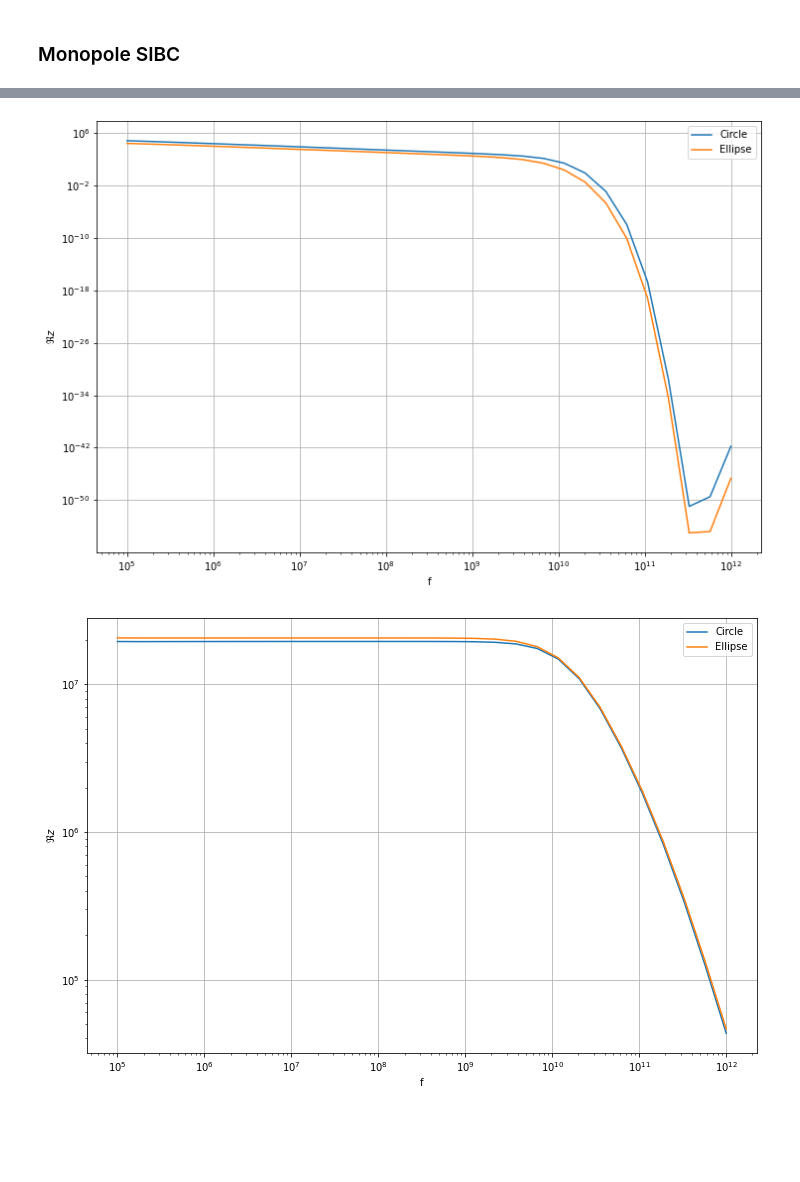
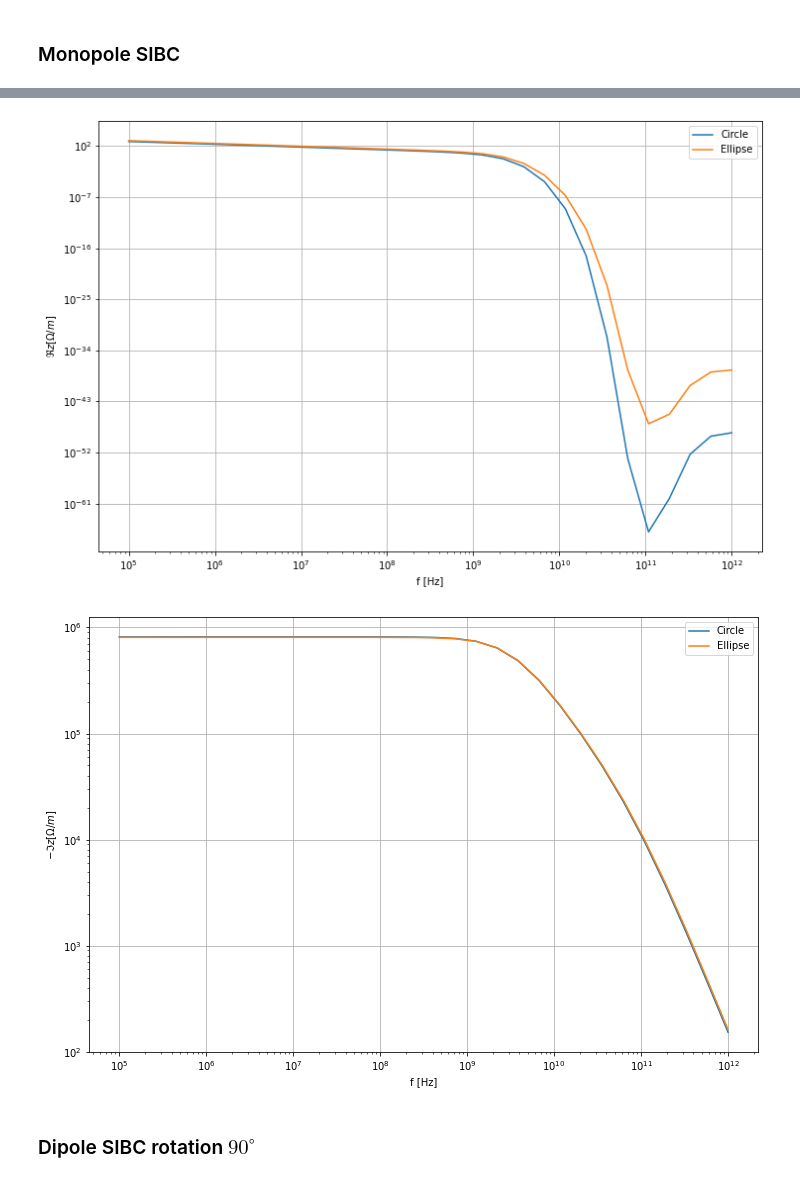
Before and after one commit to CREMLIN-PLUS-WP4-TASK3/BeamImpedance2DX, a Jupyter notebook: examples/08_circle_and_ellipse/circle_and_ellipse.ipynb, the cells around one changed output, grey strips where cells are left out. Saved outputs shown, nothing was run; the diff lists cells and outputs as text; code cells hidden in the pictures; blank space fills up the shorter version.

Commit message:
Fix not using updated Js function

```diff
--- a/examples/08_circle_and_ellipse/circle_and_ellipse.ipynb
+++ b/examples/08_circle_and_ellipse/circle_and_ellipse.ipynb
@@ -129,6 +251,6 @@ pylab.show()
 # %%
 %%time
 
-circle_data_dipole_sibc = circle_solution.get_z(np.logspace(5, 12, num=30), beta=0.5, source_function=bi2d.SourceFunction.DIPOLE, sibc=[steel])
-ellipse_data_dipole_sibc = ellipse_solution.get_z(np.logspace(5, 12, num=30), beta=0.5, source_function=bi2d.SourceFunction.DIPOLE, sibc=[steel])
+circle_data_dipole_sibc_0 = circle_solution.get_z(np.logspace(5, 12, num=30), beta=0.5, source_function=bi2d.SourceFunction.DIPOLE, sibc=[steel])
+ellipse_data_dipole_sibc_0 = ellipse_solution.get_z(np.logspace(5, 12, num=30), beta=0.5, source_function=bi2d.SourceFunction.DIPOLE, sibc=[steel])
 # %% [output]
@@ -137,24 +276,26 @@ Wall time: 4min 52s
 # %%
-pylab.plot(circle_data_dipole_sibc[:,0], circle_data_dipole_sibc[:,1])
-pylab.plot(ellipse_data_dipole_sibc[:,0], ellipse_data_dipole_sibc[:,1])
+pylab.plot(circle_data_dipole_sibc_0[:,0], circle_data_dipole_sibc_0[:,1])
+pylab.plot(ellipse_data_dipole_sibc_0[:,0], ellipse_data_dipole_sibc_0[:,1])
 pylab.yscale("log")
 pylab.xscale("log")
-pylab.xlabel("f")
-pylab.ylabel(r"$\Re{z}$")
+pylab.xlabel("f [Hz]")
+pylab.ylabel(r"$\Re{z} [\Omega/m]$")
 pylab.grid()
 pylab.legend([r"Circle", r"Ellipse"])
 pylab.show()
 # %% [output]
-[figure, old version]
+[figure, new version]
 # %%
-pylab.plot(circle_data_dipole_sibc[:,0], -circle_data_dipole_sibc[:,2])
-pylab.plot(ellipse_data_dipole_sibc[:,0], -ellipse_data_dipole_sibc[:,2])
+pylab.plot(circle_data_dipole_sibc_0[:,0], -circle_data_dipole_sibc_0[:,2])
+pylab.plot(ellipse_data_dipole_sibc_0[:,0], -ellipse_data_dipole_sibc_0[:,2])
 pylab.yscale("log")
 pylab.xscale("log")
-pylab.xlabel("f")
-pylab.ylabel(r"$\Re{z}$")
+pylab.xlabel("f [Hz]")
+pylab.ylabel(r"$-\Im{z} [\Omega/m]$")
 pylab.grid()
 pylab.legend([r"Circle", r"Ellipse"])
 pylab.show()
 # %% [output]
-[figure, old version]
+[figure, new version]
+# %% [markdown]
+### Dipole SIBC rotation $90^\circ$
```
Also changed, not shown: parts of 21 cells of this notebook, 17 other files.
